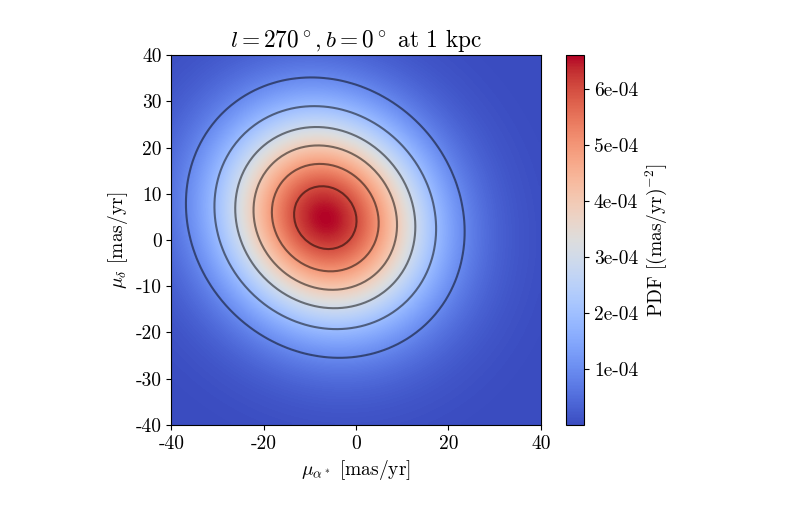
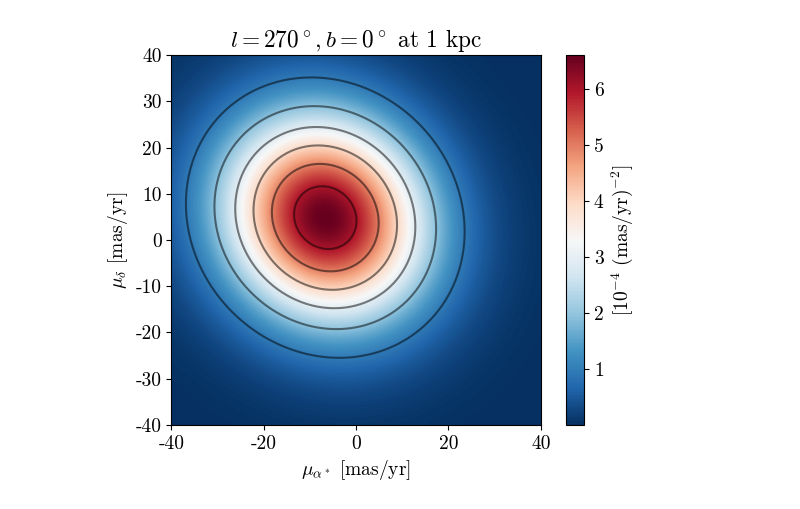
Before and after one commit to mkongsore/BlipFinder, a Jupyter notebook: PaperPlots/3d_prior.ipynb, the cells around one changed output. Drawn from its saved outputs; the diff is of its cells as text; code cells hidden in the pictures.

Commit message:
IKC plots update

```diff
--- a/PaperPlots/3d_prior.ipynb
+++ b/PaperPlots/3d_prior.ipynb
@@ -224,12 +224,12 @@ for i in range(len(x)):
 # %%
 plt.contour(x, y, contour.T, colors = 'black', alpha = 0.5)
 #plt.colorbar()
 plt.xlabel(r'$\mu_{\alpha^*}$ [mas/yr]')
 plt.ylabel(r'$\mu_\delta$ [mas/yr]')
 plt.title(f'$l = {l}^\circ, b = {b}^\circ$ at {r} kpc')
-plt.imshow(contour.T, interpolation='bilinear', origin='lower',
-               cmap='coolwarm',extent=(-40, 40, -40, 40))
-plt.colorbar(format = '%.e', label = 'PDF [(mas/yr)$^{-2}$]')
+plt.imshow(contour.T/1e-4, interpolation='bilinear', origin='lower',
+               cmap='RdBu_r',extent=(-40, 40, -40, 40))
+plt.colorbar( label = '[$10^{-4}$ (mas/yr)$^{-2}$]')
 plt.savefig(f'pm_distance_contour_r{r}_l{l}_b{b}.pdf', bbox_inches = 'tight')
 # %% [output]
-[figure, old version]
+[figure, new version]
```
Also changed, not shown: 2 other files.
